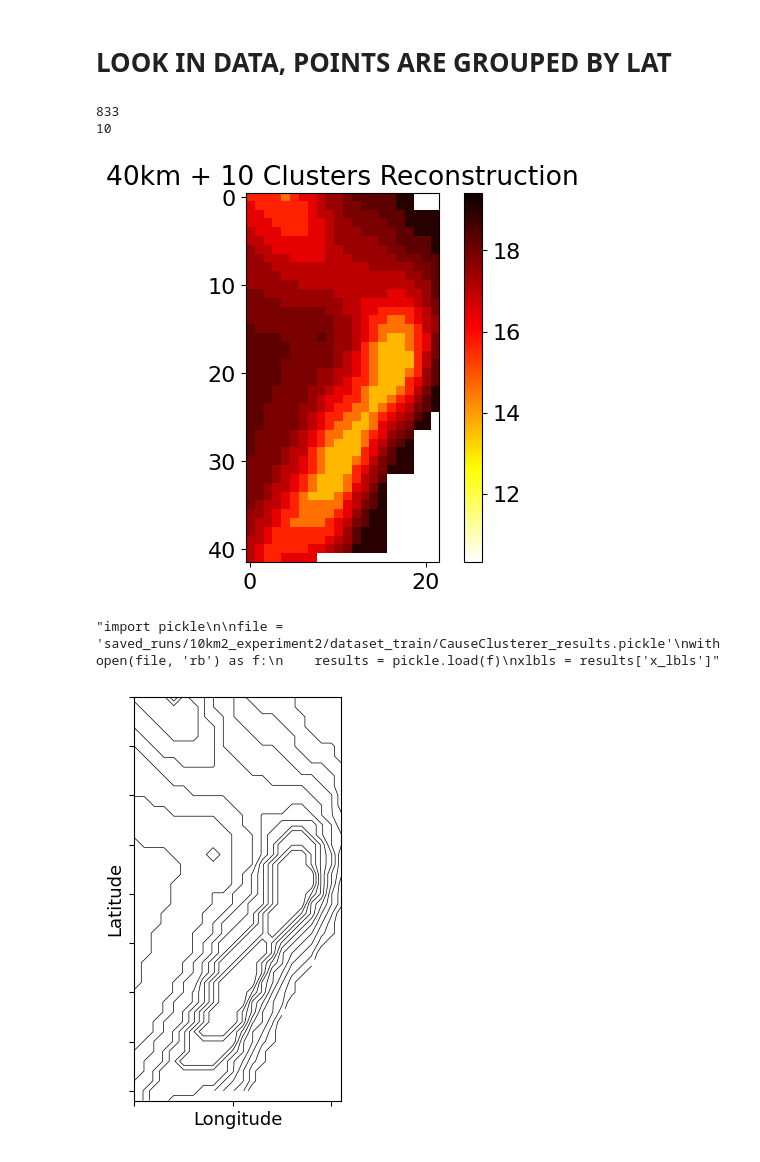
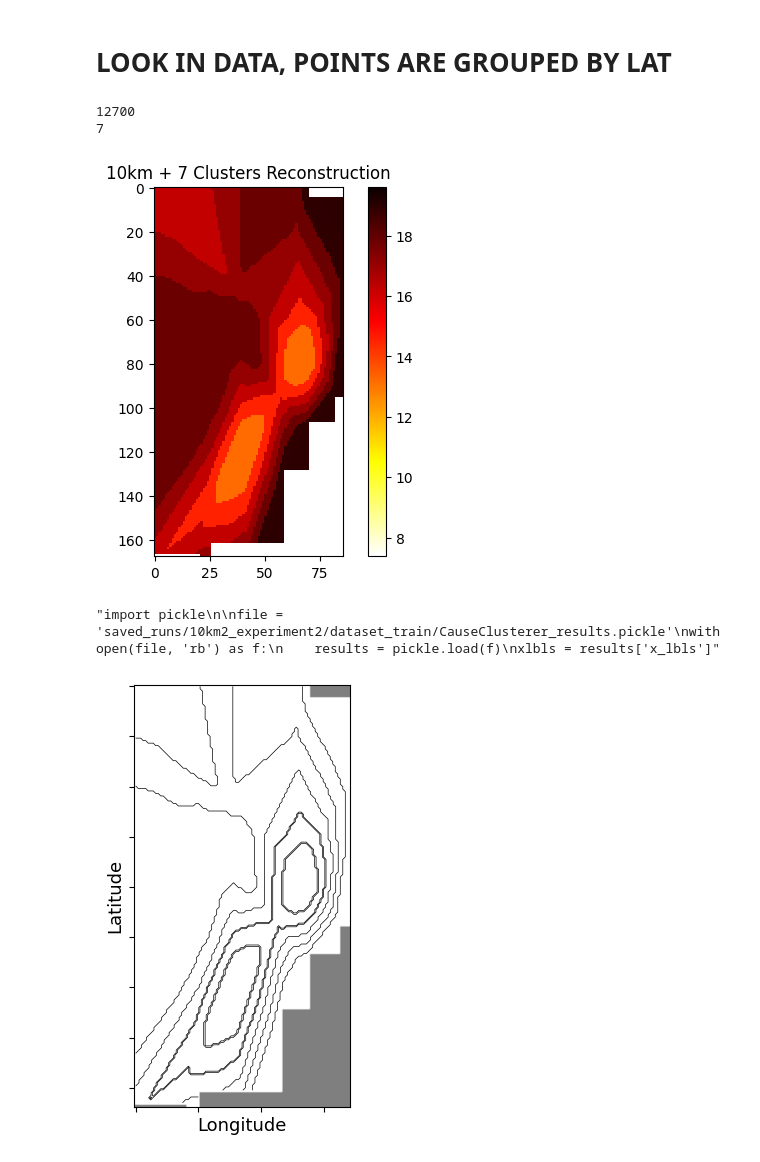
Before and after one commit to jyhong05/CFL_Research, a Jupyter notebook: altitude_extraction/run_cfl.ipynb, the cells around one changed output. Drawn from its saved outputs; the diff is of its cells as text; code cells hidden in the pictures.

```diff
--- a/altitude_extraction/run_cfl.ipynb
+++ b/altitude_extraction/run_cfl.ipynb
@@ -11,6 +8,6 @@ To enable the following instructions: AVX2 FMA, in other operations, rebuild Ten
 # %%
-resolution = '100km'
-n_clusters = 10
+resolution = '10km'
+n_clusters = 7
 train_file = f'data/{resolution}_data.csv'
 truth_file = f'data/{resolution}_truth.csv'
 
@@ -138,12 +135,12 @@ xlbls = results['CauseClusterer']['x_lbls']
 print(len(xlbls))
 print(len(set(xlbls)))
 # %% [output]
-833
-10
+12700
+7
 # %%
 reconstruct_temps = reconstruct_plot(train_data, xlbls, title=f'{resolution} + {n_clusters} Clusters Reconstruction')
 # %% [output]
-[figure, old version]
+[figure, new version]
 # %%
 '''import pickle
 
@@ -154,6 +151,6 @@ xlbls = results['x_lbls']'''
 # %% [output]
 "import pickle\n\nfile = 'saved_runs/10km2_experiment2/dataset_train/CauseClusterer_results.pickle'\nwith open(file, 'rb') as f:\n    results = pickle.load(f)\nxlbls = results['x_lbls']"
 # %%
-_ = reconstruct_contour(train_data, xlbls, n_clusters, title=None)
+contour_grid = reconstruct_contour(train_data, xlbls, n_clusters, title=None, grey_back=True)
 # %% [output]
-[figure, old version]
+[figure, new version]
```
Also changed, not shown: parts of 5 cells of this notebook, 23 other files.
